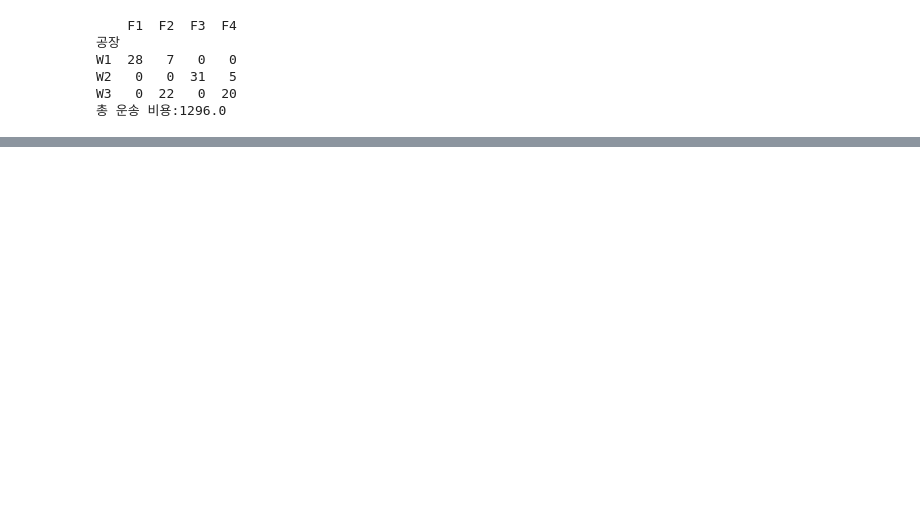
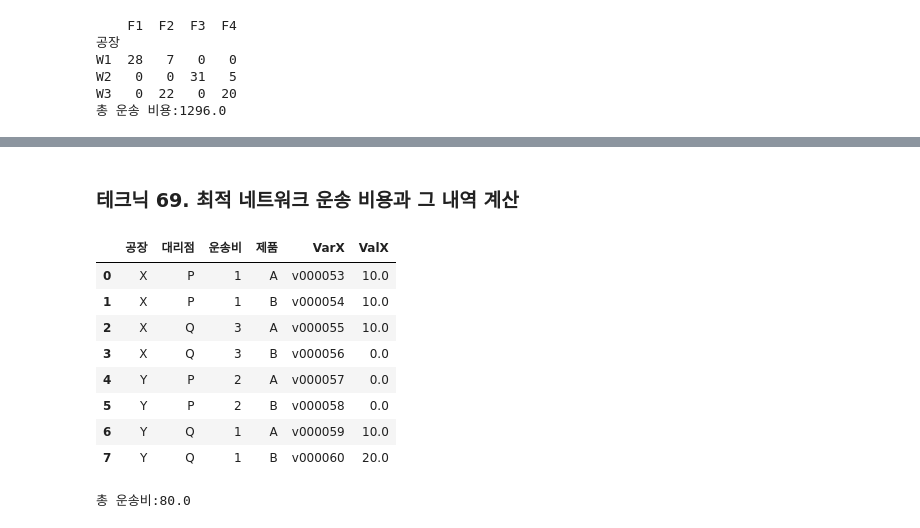
Before and after one commit to sohyun-alicia/dataAnalysisPython, a Jupyter notebook: chapter7/ch7_practice.ipynb, the cells around one changed output, grey strips where cells are left out. Saved outputs shown, nothing was run; the diff lists cells and outputs as text; code cells hidden in the pictures; blank space fills up the shorter version.

```diff
--- a/chapter7/ch7_practice.ipynb
+++ b/chapter7/ch7_practice.ipynb
@@ -104,0 +154,9 @@ for i in range(len(df_pos.columns)):
+# %%
+df_material = pd.read_csv('product_plan_material.csv', index_col="제품")
+print(df_material)
+df_profit = pd.read_csv('product_plan_profit.csv', index_col="제품")
+print(df_profit)
+df_stock = pd.read_csv('product_plan_stock.csv', index_col="항목")
+print(df_stock)
+df_plan = pd.read_csv('product_plan.csv', index_col="제품")
+print(df_plan)
@@ -104,0 +244,29 @@ for i in range(len(df_pos.columns)):
+# %%
+제품 = list('AB')
+대리점 = list('PQ')
+공장 = list('XY')
+레인 = (2, 2)
+
+# 운송비
+tbdi = pd.DataFrame(((j,k) for j in 수요지 for k in 공장), columns=['대리점', '공장'])
+tbdi['운송비'] = [1, 2, 3, 1]
+print(tbdi)
+
+# 수요
+tbde = pd.DataFrame(((j,i) for j in 수요지 for i in 제품), columns=['대리점', '제품'])
+tbde['수요'] = [10, 10, 20, 20]
+print(tbde)
+
+# 생산
+tbfa = pd.DataFrame(((k,l,i,0,np.inf) for k, nl in zip (공장, 레인) for l
+                    in range(nl) for i in 제품), columns=['공장', '레인', '제품', '하한', '상한'])
+tbfa['생산비'] = [1, np.nan, np.nan, 1, 3, np.nan, 5, 3]
+tbfa.dropna(inplace=True)
+tbfa.loc[4, '상한'] = 10
+print(tbfa)
+
+from ortoolpy import logistics_network
+_, tbdi2, _ = logistics_network(tbde, tbdi, tbfa, dep="대리점", dem="수요", fac="공장", prd="제품",
+                                tcs="운송비", pcs="생산비", lwb="하한", upb="상한")
+print(tbfa)
+print(tbdi2)
@@ -104,0 +291,22 @@ for i in range(len(df_pos.columns)):
+# %% [markdown]
+### 테크닉 69. 최적 네트워크 운송 비용과 그 내역 계산
+# %%
+tbdi2 = tbdi2[["공장","대리점","운송비","제품","VarX","ValX"]]
+tbdi2
+# %% [output]
+|  | 공장 | 대리점 | 운송비 | 제품 | VarX | ValX |
+| 0 | X | P | 1 | A | v000053 | 10.0 |
+| 1 | X | P | 1 | B | v000054 | 10.0 |
+| 2 | X | Q | 3 | A | v000055 | 10.0 |
+| 3 | X | Q | 3 | B | v000056 | 0.0 |
+| 4 | Y | P | 2 | A | v000057 | 0.0 |
+| 5 | Y | P | 2 | B | v000058 | 0.0 |
+| 6 | Y | Q | 1 | A | v000059 | 10.0 |
+| 7 | Y | Q | 1 | B | v000060 | 20.0 |
+# %%
+trans_cost = 0
+for i in range(len(tbdi2.index)):
+    trans_cost += tbdi2["운송비"].iloc[i]*tbdi2["ValX"].iloc[i]
+print("총 운송비:"+str(trans_cost))
+# %% [output]
+총 운송비:80.0
```
Also changed, not shown: parts of 17 cells of this notebook, 5 other files.
